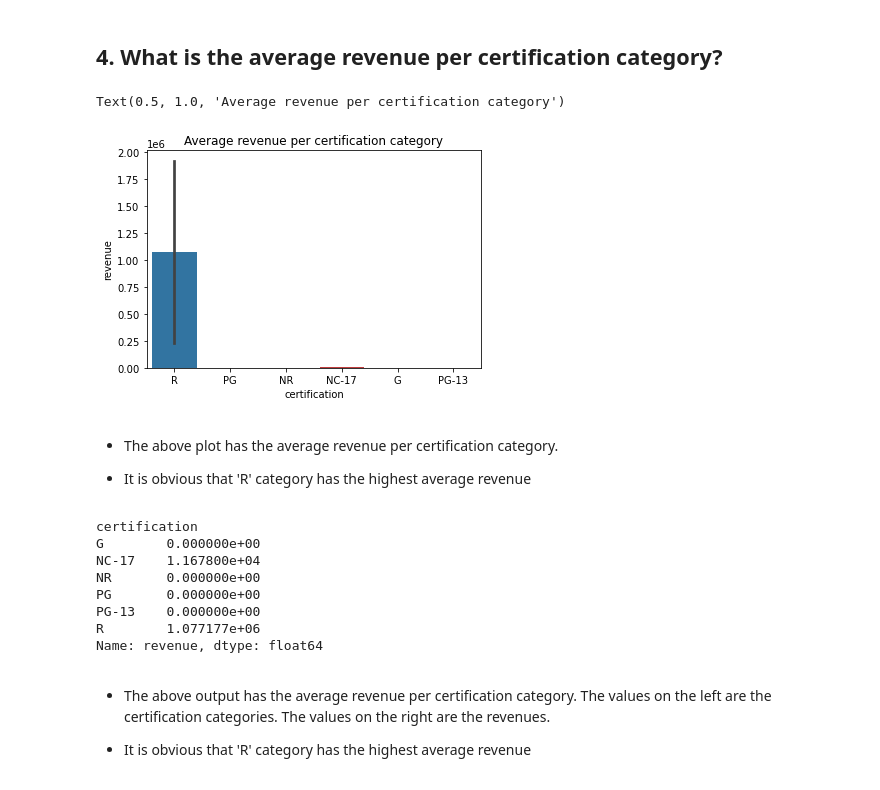
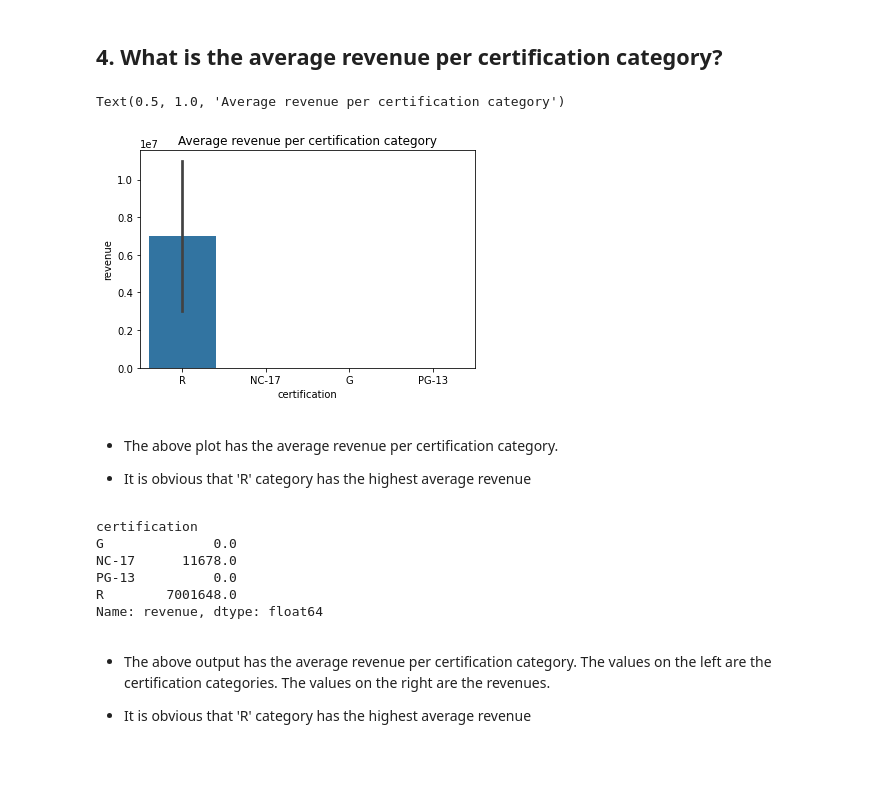
Before and after one commit to todebode/IMDB-Movies, a Jupyter notebook: Project 3 - Part 2 - Exploratory Data Analysis.ipynb, the cells around one changed output. Cells and saved outputs as stored; diff of their text form; code cells hidden in the pictures.

```diff
--- a/Project 3 - Part 2 - Exploratory Data Analysis.ipynb
+++ b/Project 3 - Part 2 - Exploratory Data Analysis.ipynb
@@ -97,6 +108,7 @@ dtype: int64
 # %% [markdown]
 ## 3. How many movies are there in each of the certification categories (G/PG/PG-13/R)?
 # %%
-movie_cat = tmd_movies['certification'].value_counts().sort_values()
+plotdf = tmd_movies.loc[df_fin]
+movie_cat = plotdf['certification'].value_counts().sort_values()
 movie_cat
 # %% [output]
@@ -134,25 +142,23 @@ Name: certification, dtype: int64
 # %% [markdown]
 ## 4. What is the average revenue per certification category?
 # %%
-ax = sns.barplot(data=tmd_movies, x = 'certification', y = 'revenue', ci = 68)
+ax = sns.barplot(data=plotdf , x = 'certification', y = 'revenue', ci = 68)
 ax.set_title('Average revenue per certification category')
 # %% [output]
 Text(0.5, 1.0, 'Average revenue per certification category')
-[figure, old version]
+[figure, new version]
 # %% [markdown]
 - The above plot has the average revenue per certification category.
 
 - It is obvious that 'R' category has the highest average revenue
 # %%
-tmd_movies.groupby('certification')['revenue'].mean()
+plotdf.groupby('certification')['revenue'].mean()
 # %% [output]
 certification
-G        0.000000e+00
-NC-17    1.167800e+04
-NR       0.000000e+00
-PG       0.000000e+00
-PG-13    0.000000e+00
-R        1.077177e+06
+G              0.0
+NC-17      11678.0
+PG-13          0.0
+R        7001648.0
 Name: revenue, dtype: float64
 # %% [markdown]
 - The above output has the average revenue per certification category. The values on the left are the certification categories. The values on the right are the revenues.
```
Also changed, not shown: parts of 4 cells of this notebook, 2 other files.
